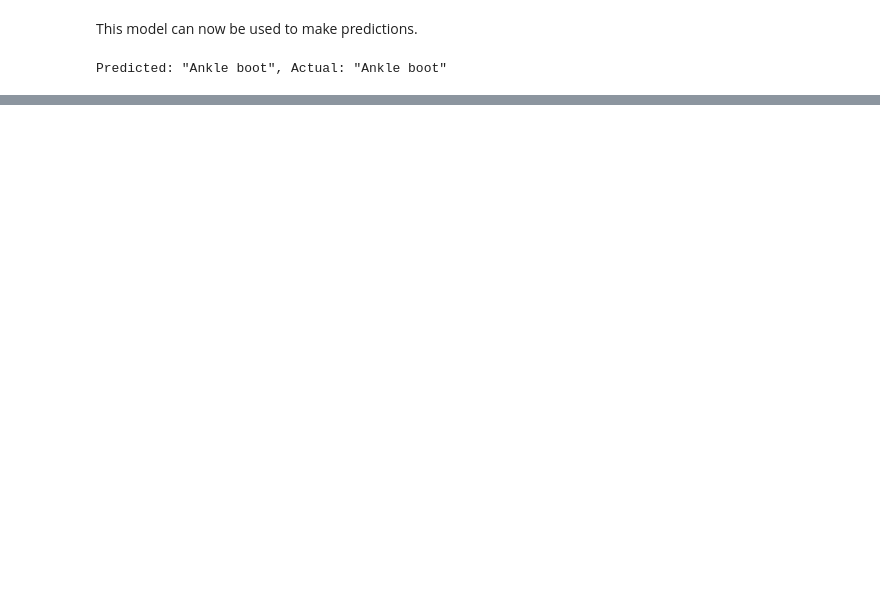
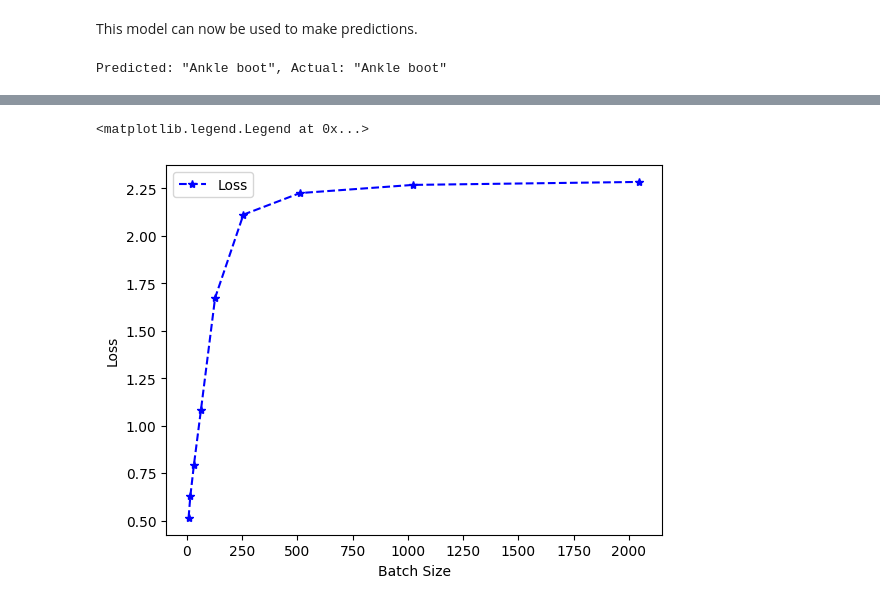
Before and after one commit to AgnidDrage/MachineLearning, a Jupyter notebook: quickstart_explanation.ipynb, the cells around one changed output, grey strips where cells are left out. Cells and saved outputs as stored; diff of their text form; code cells hidden in the pictures; blank space fills up the shorter version.

```diff
--- a/quickstart_explanation.ipynb
+++ b/quickstart_explanation.ipynb
@@ -307,0 +388,9 @@ Predicted: "Ankle boot", Actual: "Ankle boot"
+# %%
+# Plot loss vs batch size
+plt.plot(batch_num, loss_test_values, "--*", label='Loss', color='blue')
+plt.ylabel('Loss')
+plt.xlabel('Batch Size')
+plt.legend()
+# %% [output]
+<matplotlib.legend.Legend at 0x...>
+[figure, added]
```
Also changed, not shown: parts of 17 cells of this notebook, 10 other files.
